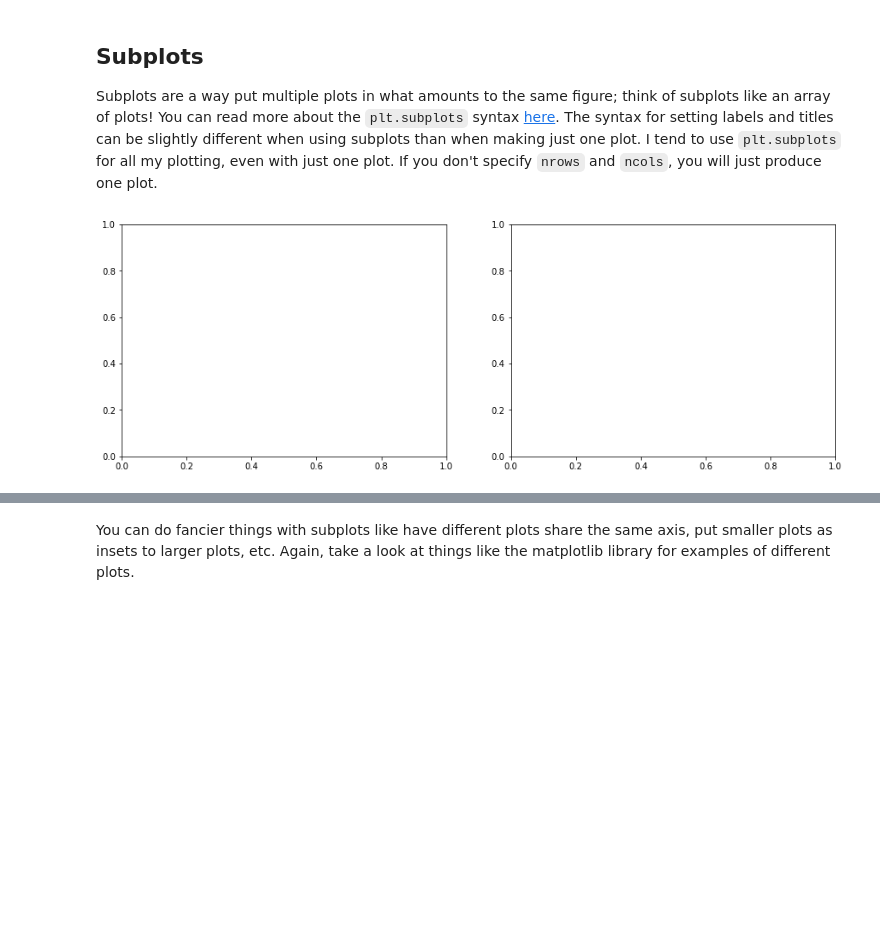
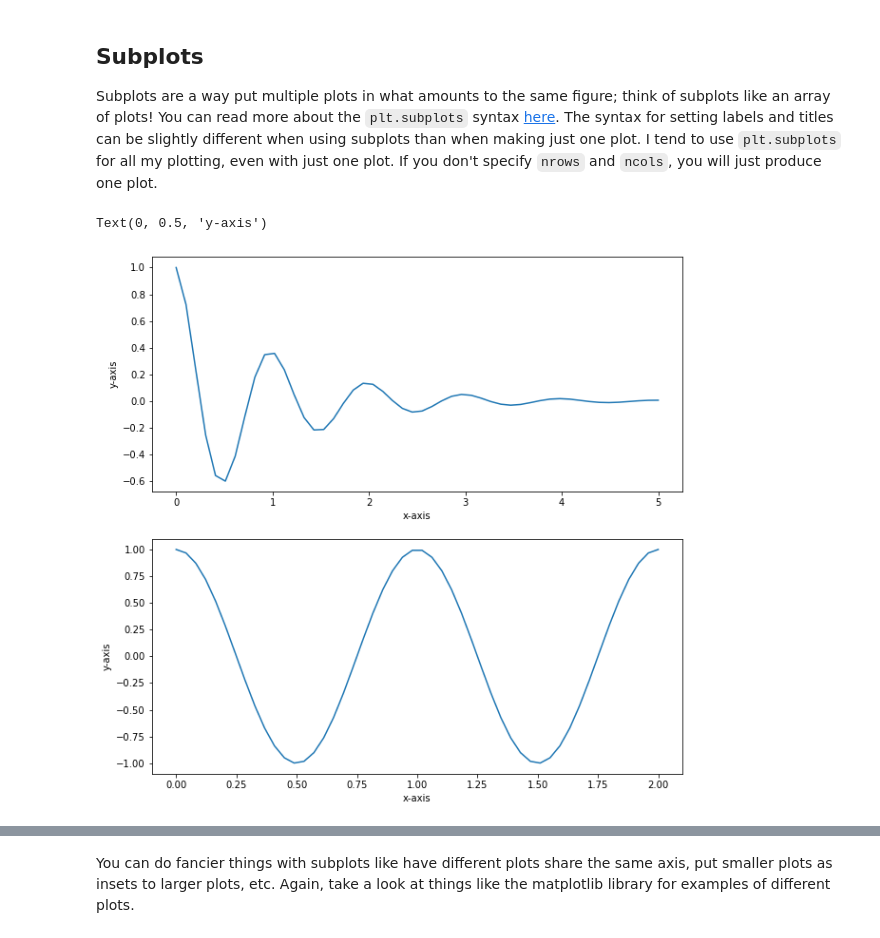
Before and after one commit to TJ-Gehrman/tutorials, a Jupyter notebook: lessons/06-plotting_Lastname.ipynb, the cells around one changed output, grey strips where cells are left out. Saved outputs shown, nothing was run; the diff lists cells and outputs as text; code cells hidden in the pictures; blank space fills up the shorter version.

```diff
--- a/lessons/06-plotting_Lastname.ipynb
+++ b/lessons/06-plotting_Lastname.ipynb
@@ -452,25 +471,31 @@ Subplots are a way put multiple plots in what amounts to the same figure; think
 # %%
 #set up a variable for the total figure, and for each subplot axis
 #figsize sets up the size of the total figure. You can play around with these
 # values to see what they do
 # nrows and ncols define the number of rows and columns, respectively
-fig, ax = plt.subplots(nrows=1,ncols=2,figsize=(15,5))
+fig, ax = plt.subplots(nrows=2,ncols=1,figsize=(10,10))
 
 #Define some x and y values for plotting:
 x1 = np.linspace(0.0, 5.0)
 x2 = np.linspace(0.0, 2.0)
 
 y1 = np.cos(2 * np.pi * x1) * np.exp(-x1)
 y2 = np.cos(2 * np.pi * x2)
 
 #Plot x1 and y1 on the first axis, ax[0]
-
+ax[0].plot(x1,y1)
 #The syntax for setting x and y labels is slightly different
+ax[0].set_xlabel('x-axis')
+ax[0].set_ylabel('y-axis')
 #when you're calling it on an individual axis
 
 #Do the same thing for the second axis, ax[1]
+ax[1].plot(x2,y2)
+ax[1].set_xlabel('x-axis')
+ax[1].set_ylabel('y-axis')
 # %% [output]
+Text(0, 0.5, 'y-axis')
-[figure, old version]
+[figure, new version]
 # %%
 #Now create the same two plots, but instead of having them side by side, stack them on top of each other
 
```
Also changed, not shown: parts of 15 cells of this notebook, 8 other files.
